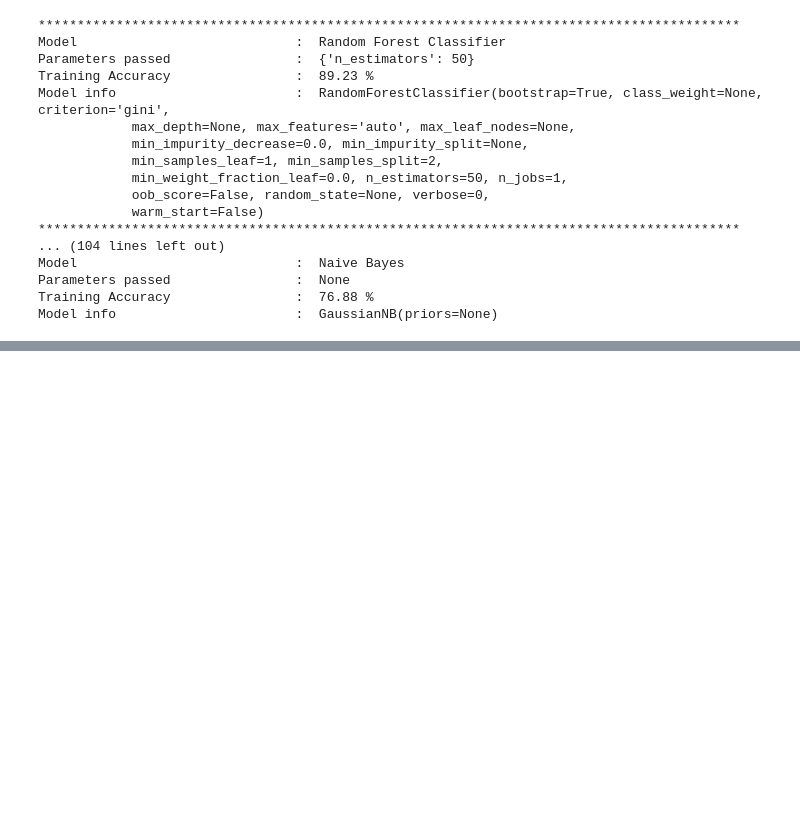
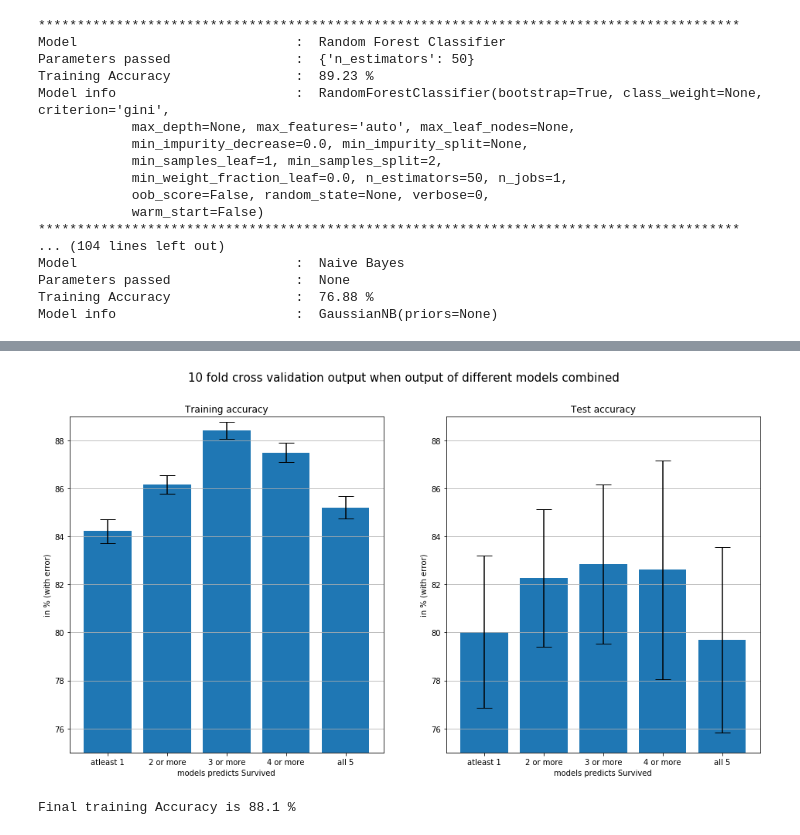
Before and after one commit to Rajesh-Nair/Feature-engineering-and-EDA-using-python, a Jupyter notebook: Titanic-model.ipynb, the cells around one changed output, grey strips where cells are left out. Drawn from its saved outputs; the diff is of its cells as text; code cells hidden in the pictures; blank space fills up the shorter version.

```diff
--- a/Titanic-model.ipynb
+++ b/Titanic-model.ipynb
@@ -298,0 +309,11 @@ Support Vector Machine 9                 0.8356164383561644
+# %%
+# Find all accuracies
+all_tracc = defaultdict(list); all_tsacc = defaultdict(list);
+for m in range(len(Indexes)) :
+    for k in range(10):
+        all_tracc[m].append(sum((Kfld_tr_allpred[k] > m) == Kfld_tr_act[k])/len(Kfld_tr_act[k]))
+        all_tsacc[m].append(sum((Kfld_ts_allpred[k] > m) == Kfld_ts_act[k])/len(Kfld_ts_act[k]))
+    print('*'*60)
+    print('Case : Survived if more than {} model/s predicts it'.format(m))
+    print('Training Accuracy : {} % +/- {} %'.format(round(np.mean(all_tracc[m])*100,2),round(np.std(all_tracc[m])*100,2)))
+    print('Test Accuracy     : {} % +/- {} %'.format(round(np.mean(all_tsacc[m])*100,2),round(np.std(all_tsacc[m])*100,2)))
@@ -298,0 +341,31 @@ Support Vector Machine 9                 0.8356164383561644
+# %%
+fig, (ax,ax2) = plt.subplots(ncols=2, figsize=(16,8))
+ax.bar([m for m in range(len(Indexes))], \
+       [round(np.mean(all_tracc[m])*100,2) for m in range(len(Indexes))], \
+       yerr=[round(np.std(all_tracc[m])*100,2) for m in range(len(Indexes))], \
+       capsize = 10 \
+       )
+ax.set_xticklabels([' ','atleast 1', '2 or more','3 or more', '4 or more' ,'all 5'])
+ax.set_xlabel('models predicts Survived')
+ax.set_ylim(75,89)
+ax.yaxis.grid(True)
+ax.set_ylabel('in % (with error)')
+ax.set_title('Training accuracy')
+
+ax2.bar([m for m in range(len(Indexes))], \
+       [round(np.mean(all_tsacc[m])*100,2) for m in range(len(Indexes))], \
+       yerr=[round(np.std(all_tsacc[m])*100,2) for m in range(len(Indexes))], \
+       capsize = 10 \
+       )
+ax2.set_xticklabels([' ','atleast 1', '2 or more','3 or more', '4 or more' ,'all 5'])
+ax2.set_xlabel('models predicts Survived')
+ax2.set_ylim(75,89)
+ax2.yaxis.grid(True)
+ax2.set_ylabel('in % (with error)')
+ax2.set_title('Test accuracy')
+
+plt.suptitle("10 fold cross validation output when output of different models combined", fontsize=15)
+
+plt.show()
+# %% [output]
+[figure, added]
@@ -298,0 +386,5 @@ Support Vector Machine 9                 0.8356164383561644
+# %%
+# Final prediction - training accuracy
+print("Final training Accuracy is {} %".format(round(sum(final_tr_pred == Y_train)*100/Y_train.shape[0],2)))
+# %% [output]
+Final training Accuracy is 88.1 %
```
Also changed, not shown: parts of 10 cells of this notebook, 1 other file.
